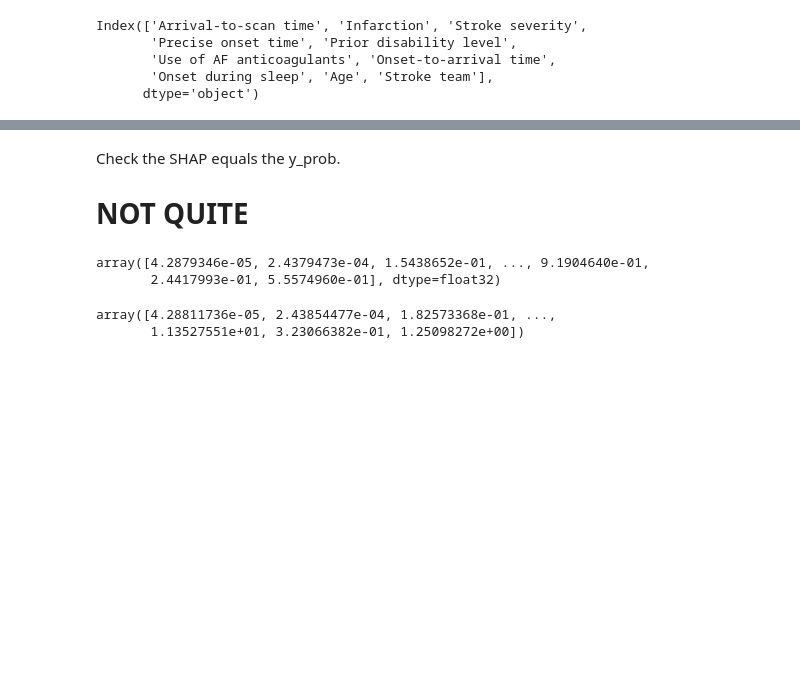
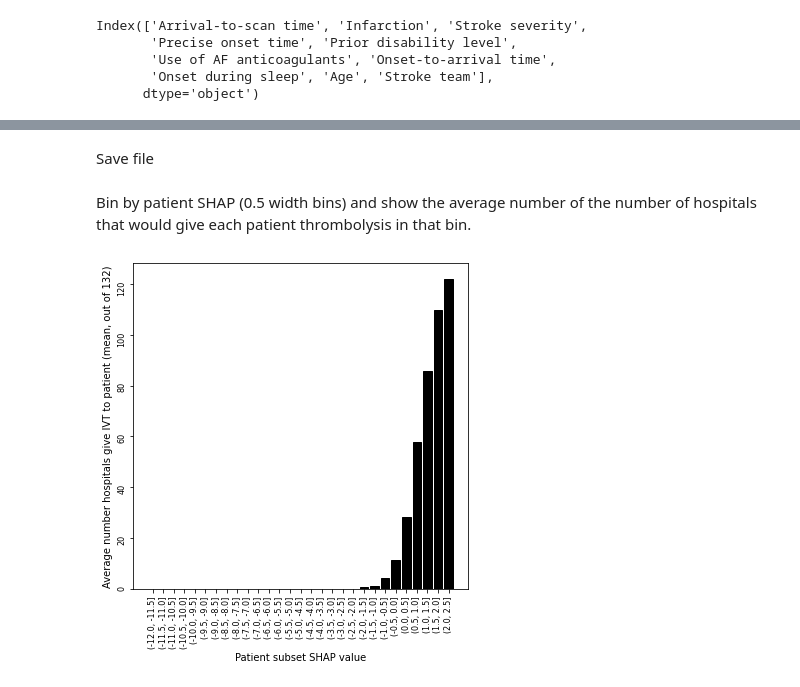
Before and after one commit to samuel-book/samuel_shap_paper_1, a Jupyter notebook: xgb_10_features/04c_10k_subset_SHAP_values.ipynb, the cells around one changed output, grey strips where cells are left out. Drawn from its saved outputs; the diff is of its cells as text; code cells hidden in the pictures; blank space fills up the shorter version.

```diff
--- a/xgb_10_features/04c_10k_subset_SHAP_values.ipynb
+++ b/xgb_10_features/04c_10k_subset_SHAP_values.ipynb
@@ -649,0 +659,3 @@ df_SHAP_output.head()
+# %%
+filename = (f'./output/04_{model_text}_individual_predictions.csv')
+patient_ivt_rate_10k = pd.read_csv(filename)
@@ -649,0 +664,4 @@ df_SHAP_output.head()
+# %%
+# Number hospitals expect to use thrombolysis on each patient
+df_SHAP_output["n_hospitals_give_ivt"] = patient_ivt_rate_10k.sum(axis=1)
+df_SHAP_output.head()
@@ -650,17 +675,32 @@ df_SHAP_output.head()
+# %% [markdown]
+Save file
 # %%
 filename = f'./output/{notebook}_{model_text}_subset_shap_values.csv'
 df_SHAP_output.to_csv(filename)
-# %% [markdown]
-Check the SHAP equals the y_prob.
-
-# NOT QUITE
-# %%
-y_prob
-# %% [output]
-array([4.2879346e-05, 2.4379473e-04, 1.5438652e-01, ..., 9.1904640e-01,
-       2.4417993e-01, 5.5574960e-01], dtype=float32)
-# %%
-np.exp(shap_values_extended.values.sum(axis=1) + shap_values_extended.base_values)
-# %% [output]
-array([4.28811736e-05, 2.43854477e-04, 1.82573368e-01, ...,
-       1.13527551e+01, 3.23066382e-01, 1.25098272e+00])
+# %% [markdown]
+Bin by patient SHAP (0.5 width bins) and show the average number of the number of hospitals that would give each patient thrombolysis in that bin.
+# %%
+st = round(min(df_SHAP_output["patient_subset_total"]) * 2) / 2
+ed = round(max(df_SHAP_output["patient_subset_total"]) * 2) / 2
+bins = np.arange(st, ed, 0.5).tolist()
+
+cuts = pd.cut(df_SHAP_output["patient_subset_total"], bins)
+
+df = (df_SHAP_output.groupby([cuts]).n_hospitals_give_ivt.mean()).reset_index(
+                                                    name='avg_hosp_give_ivt')
+# %%
+fig = plt.figure(figsize=(6,6))
+ax = fig.add_subplot()
+ax.bar(df['patient_subset_total'].astype(str), df['avg_hosp_give_ivt'], edgecolor='k', facecolor='k')
+ax.set_xlabel('Patient subset SHAP value')
+ax.tick_params(labelrotation=90, labelsize=8)
+ax.set_ylabel('Average number hospitals give IVT to patient (mean, out of 132)')
+
+plt.savefig(
+        f'./output/{notebook}_{model_text}_patient_subset_shap_vs_number_'
+        f'hospitals_give_ivt.jpg',
+        dpi=300)
+
+plt.show()
+# %% [output]
+[figure, added]
```
Also changed, not shown: parts of 12 cells of this notebook.
